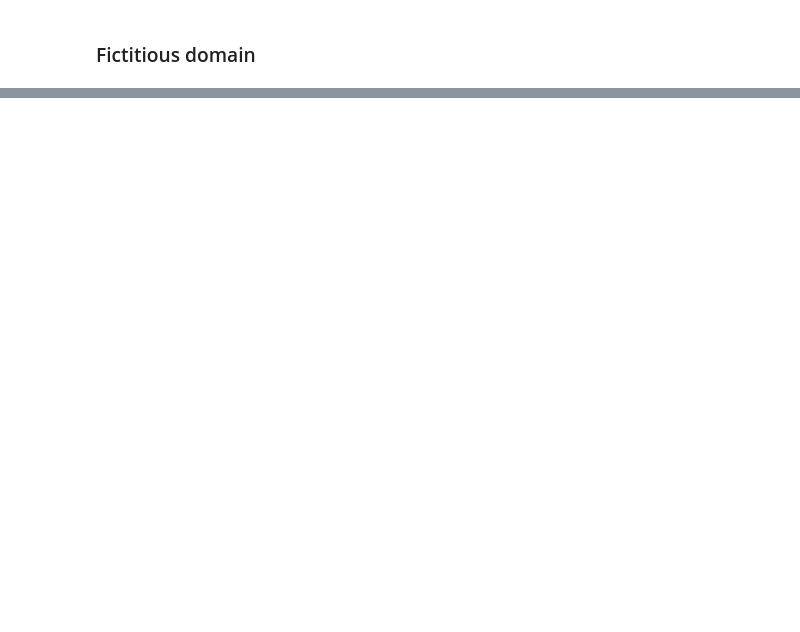
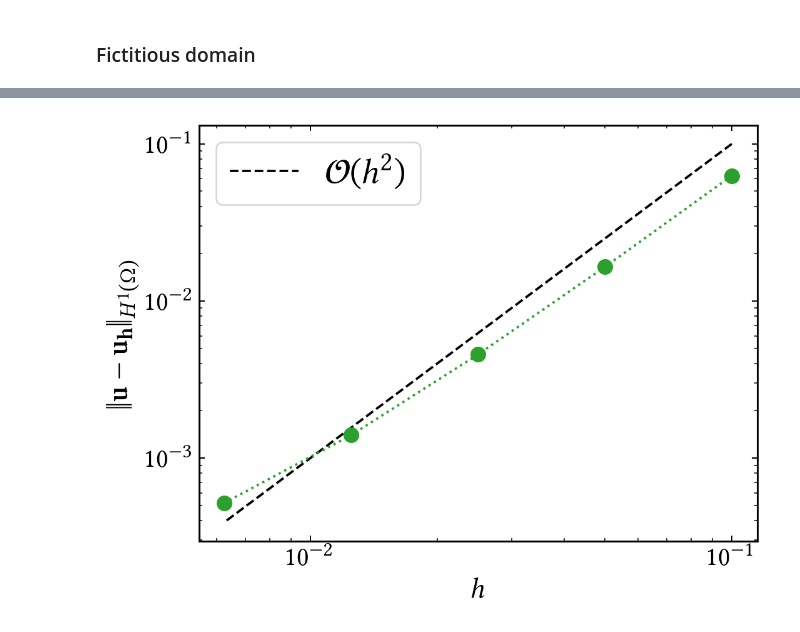
Before and after one commit to CutFEM/CutFEM-Library, a Jupyter notebook: notebook/stokes/stokes.ipynb, the cells around one changed output, grey strips where cells are left out. Saved outputs shown, nothing was run; the diff lists cells and outputs as text; code cells hidden in the pictures; blank space fills up the shorter version.

```diff
--- a/notebook/stokes/stokes.ipynb
+++ b/notebook/stokes/stokes.ipynb
@@ -354,0 +442,88 @@ plt.show()
+# %%
+# Scott-Vogelius (Clough-Tocher refinement) (boundary_penalty = 100, tau_u = 1, tau_p = 1, patch macro stabilization) using hreg
+L2_err_u_sv = [3.112732985986843, 1.602841791764422, 0.8031629062672114, 0.4038416176536286, 0.2015977464188546]
+L2_err_p_sv = [69.29455263528078, 44.35019803006272, 30.59468430333384, 20.96239065332463, 14.77591596804482]
+H1_err_u_sv = [18.71397144351319, 9.675716252555656, 4.904419760923775, 2.483803698455378, 1.253480610182857]
+pwise_div_sv = [6.570282096163282e-10, 3.697436801175513e-10, 1.412847514328797e-09, 2.238949470267926e-09, 1.30961921029904e-08]
+
+# Scott-Vogelius (boundary_penalty = 4000, tau_u = 1, tau_p = 1, patch macro stabilization) using hreg
+L2_err_u_sv = [0.08836627857309076, 0.04446079894447599, 0.0222475271202901, 0.01112856046204407, 0.005564326240794838]
+L2_err_p_sv = [8.567636443928961, 2.85077477710623, 1.143241998429748, 0.6253989116961072, 0.4135829617202995]
+H1_err_u_sv = [0.6332302243251519, 0.2932190177953929, 0.1394980525706341, 0.06915882979189271, 0.0342673443406149]
+pwise_div_sv = [2.88793433611545e-10, 1.169795371680493e-10, 1.154549345017131e-09, 1.226909296381251e-09, 1.944251593055668e-09]
+
+
+# Scott-Vogelius symmetric Nitsche (boundary_penalty = 4000, tau_u = 1, tau_p = 1, patch macro stabilization) using hreg
+L2_err_u_sv = [0.08884054042383659, 0.04468518689746496, 0.02236703701343748, 0.01118639005557769, 0.005594143016919934]
+L2_err_p_sv = [8.466345829483766, 3.017389713777683, 1.198912629475741, 0.6460388567124132, 0.4217280219367645]
+H1_err_u_sv = [0.6338549591191095, 0.2938059515917057, 0.1401134615799834, 0.06945188696659192, 0.03441608186217349]
+pwise_div_sv = [3.665483472303777e-10, 2.797137937937677e-10, 2.178182856305e-09, 1.124754345216417e-09, 5.849565942739332e-09]
+
+# Scott-Vogelius symmetric Nitsche (boundary_penalty = 4e5, tau_u = 1, tau_p = 1, patch macro stabilization)
+L2_err_u_sv = [0.002029794819347847, 0.0004848938513957129, 0.0002263000766179555, 0.0001118422515301552, 5.581144138213036e-05]
+L2_err_p_sv = [8.695592005805166, 2.617522303224839, 0.7594707825133437, 0.2230872223868502, 0.05628140976377725]
+H1_err_u_sv = [0.06274645678741707, 0.01648172121011119, 0.004568352297924186, 0.00140111083348725, 0.0005182879539580367]
+pwise_div_sv = [3.168365569905518e-11, 2.159003045787422e-10, 1.057413046012812e-09, 4.08395861573041e-09, 9.7329624360043e-09]
+
+
+# Taylor-Hood (Clough-Tocher refinement)
+# error_u_th =
+# error_p_th =
+# H1_err_u_th =
+# err_div_th =
+
+
+h = [0.1, 0.05, 0.025, 0.0125, 0.00625]
+
+N_ct = [600, 2400, 9600, 38400, 153600]
+
+
+plt.loglog(h, 1e1*np.power(h, 2), label=r"$\mathcal{O}(h^2)$", linestyle="--", color="black")
+plt.loglog(h, H1_err_u_sv, linestyle=":",  marker='o', markersize=9, color="C2")
+plt.xlabel(r"$h$", fontsize=18)
+plt.tick_params(axis='both', which='major', labelsize=17)
+plt.ylabel(r"$\|\mathbf{u}-\mathbf{u_h}\|_{H^1(\Omega)}$", fontsize=18)
+plt.legend(fontsize=22)
+#plt.savefig("velocity_error_lambda5e4.pdf")
+plt.show()
+
+plt.loglog(h, 3.e3*np.power(h, 2), label=r"$\mathcal{O}(h^2)$", linestyle="--", color="black")
+plt.loglog(h, L2_err_p_sv, linestyle=":",  marker='o', markersize=9, color="C2")
+plt.xlabel(r"$h$", fontsize=18)
+plt.tick_params(axis='both', which='major', labelsize=17)
+plt.ylabel(r"$\|p-p_h\|_{L^2(\Omega)}$", fontsize=18)
+plt.legend(fontsize=22)
+#plt.savefig("pressure_error_lambda5e4.pdf")
+plt.show()
+
+
+# fig, (ax1, ax2) = plt.subplots(1, 2, figsize=(11, 5))
+# #ax1.loglog(h, 7.e-2*np.power(h, 2), linestyle="--", color="black")
+# #ax1.loglog(h, 2e1*np.power(h, 3), label=r"$\mathcal{O}(h^{3})$", linestyle="-", color="black")
+# ax1.loglog(h, 1e1*np.power(h, 2), linestyle="--", color="black")
+# ax2.loglog(h, 7.e1*np.power(h, 2), label=r"$\mathcal{O}(h^{2})$", linestyle="--", color="black")
+
+# ax1.loglog(h, H1_err_u_sv, linestyle=":",  marker='o', markersize=9, color="C2")
+# ax1.set_xlabel(r"$h$", fontsize=18)
+# ax1.tick_params(axis='both', which='major', labelsize=17)
+# ax1.set_ylabel(r"$\|\mathbf{u}-\mathbf{u_h}\|_{H^1(\Omega)}$", fontsize=18)
+# ax1.set_title(r"Velocity")
+
+# ax2.loglog(h, L2_err_p_sv, linestyle="-.",  marker='o', markersize=9, color="C2")
+# #ax2.loglog([],[], linestyle="None", label=" ")
+# ax2.loglog([],[], linestyle="None",  marker='o', markersize=9, color="C2", label=r"Scott-Vogelius")
+# #ax2.loglog([],[], linestyle="None",  marker='s', markersize=9, color="C0", label=r"Taylor-Hood")
+# ax2.set_title(r"Pressure")
+# ax2.set_xlabel(r"$h$", fontsize=18)
+# ax2.tick_params(axis='both', which='major', labelsize=17)
+# ax2.set_ylabel(r"$\|p-p_h\|_{L^2(\Omega)}$", fontsize=18)
+
+
+# handles, labels = [(a + b) for a, b in zip(ax1.get_legend_handles_labels(), ax2.get_legend_handles_labels())]
+# fig.legend(handles, labels, loc='lower center', ncols=2, bbox_to_anchor=(0.5, -0.125), fontsize=18, frameon=False)
+# fig.tight_layout()
+# #plt.savefig("scott_vogelius_lambda4e3.pdf")
+# plt.tight_layout()
+# plt.show()
+# %% [output]
+[figure, added]
```
Also changed, not shown: parts of 6 cells of this notebook, 1 other file.
